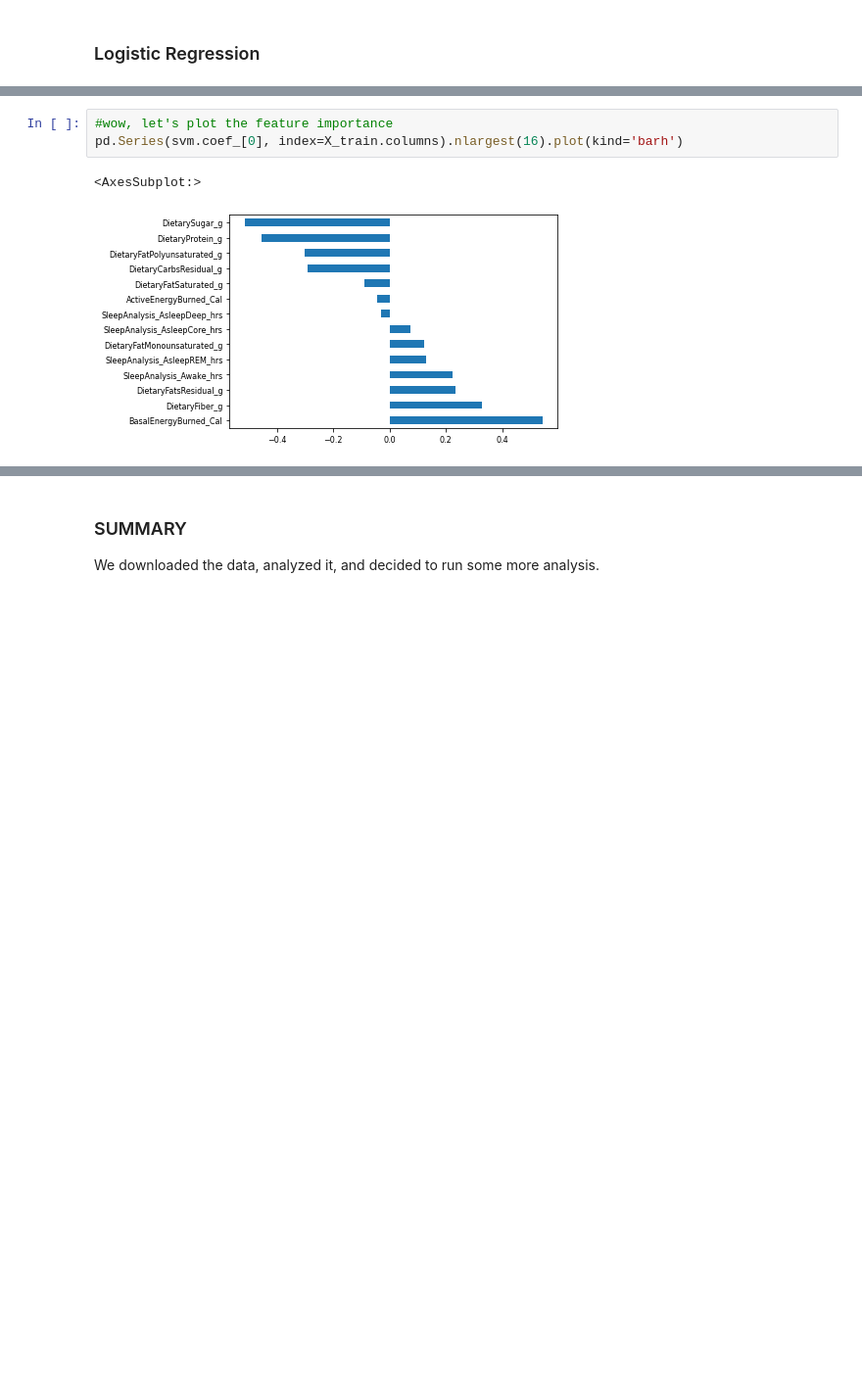
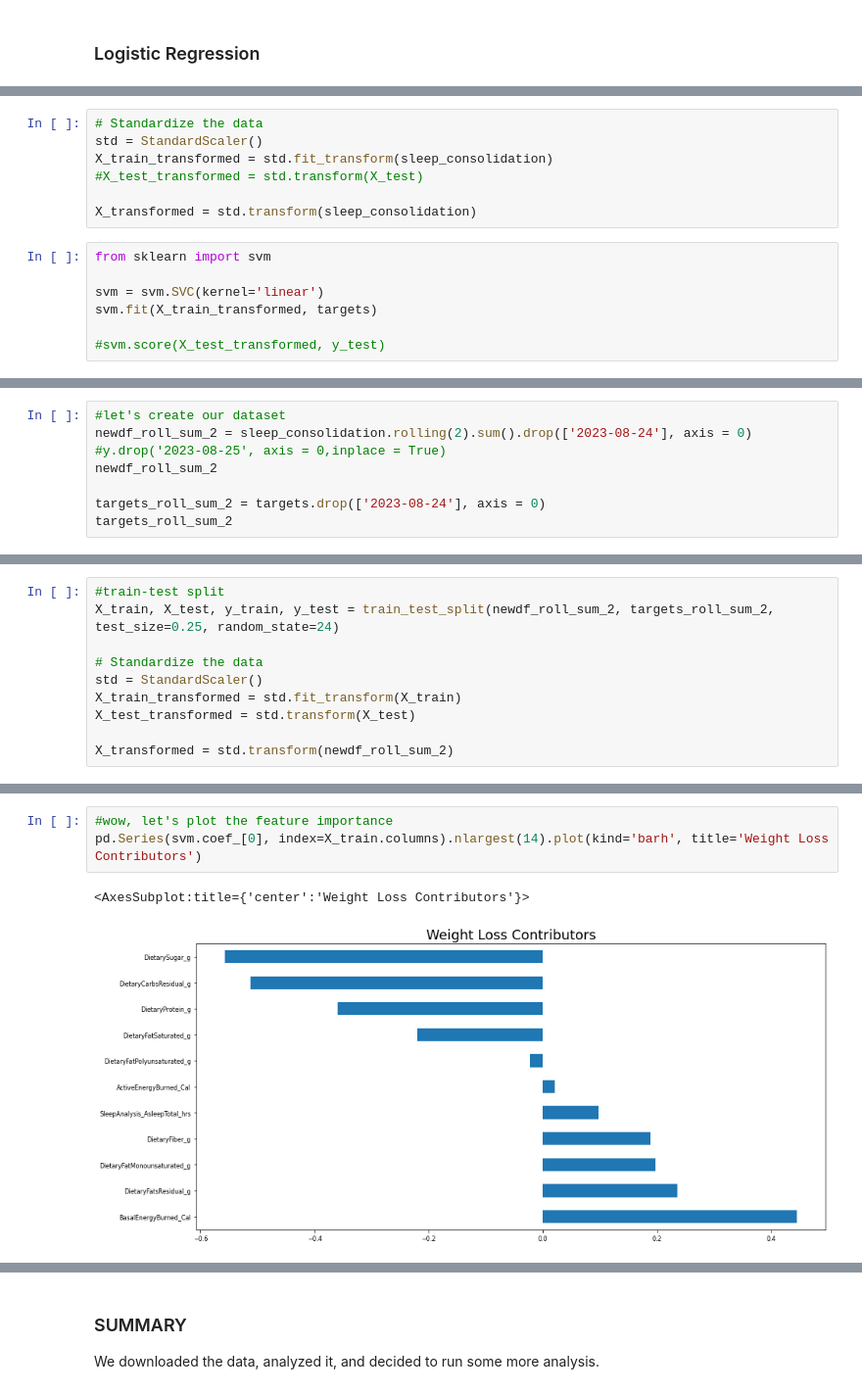
Before and after one commit to bennettandrewm/guess_my_weight, a Jupyter notebook: guess_my_weight_notebook.ipynb, the cells around one changed output, grey strips where cells are left out. Shown at 98% size. Drawn from its saved outputs; the diff is of its cells as text; blank space fills up the shorter version.

```diff
--- a/guess_my_weight_notebook.ipynb
+++ b/guess_my_weight_notebook.ipynb
@@ -1491,0 +2530,14 @@ clf_2.get_params()
+# %%
+# Standardize the data
+std = StandardScaler()
+X_train_transformed = std.fit_transform(sleep_consolidation)
+#X_test_transformed = std.transform(X_test)
+
+X_transformed = std.transform(sleep_consolidation)
+# %%
+from sklearn import svm
+
+svm = svm.SVC(kernel='linear')
+svm.fit(X_train_transformed, targets)
+
+#svm.score(X_test_transformed, y_test)
@@ -1491,0 +2642,8 @@ clf_2.get_params()
+# %%
+#let's create our dataset
+newdf_roll_sum_2 = sleep_consolidation.rolling(2).sum().drop(['2023-08-24'], axis = 0)
+#y.drop('2023-08-25', axis = 0,inplace = True)
+newdf_roll_sum_2
+
+targets_roll_sum_2 = targets.drop(['2023-08-24'], axis = 0)
+targets_roll_sum_2
@@ -1492,3 +2722,13 @@ clf_2.get_params()
+# %%
+#train-test split
+X_train, X_test, y_train, y_test = train_test_split(newdf_roll_sum_2, targets_roll_sum_2, test_size=0.25, random_state=24)
+
+# Standardize the data
+std = StandardScaler()
+X_train_transformed = std.fit_transform(X_train)
+X_test_transformed = std.transform(X_test)
+
+X_transformed = std.transform(newdf_roll_sum_2)
 # %%
 from sklearn import svm
 
@@ -1506,6 +2746,6 @@ scores.mean()
 # %%
 #wow, let's plot the feature importance
-pd.Series(svm.coef_[0], index=X_train.columns).nlargest(16).plot(kind='barh')
+pd.Series(svm.coef_[0], index=X_train.columns).nlargest(14).plot(kind='barh', title='Weight Loss Contributors')
 # %% [output]
-<AxesSubplot:>
+<AxesSubplot:title={'center':'Weight Loss Contributors'}>
-[figure, old version]
+[figure, new version]
```
Also changed, not shown: parts of 313 cells of this notebook.
